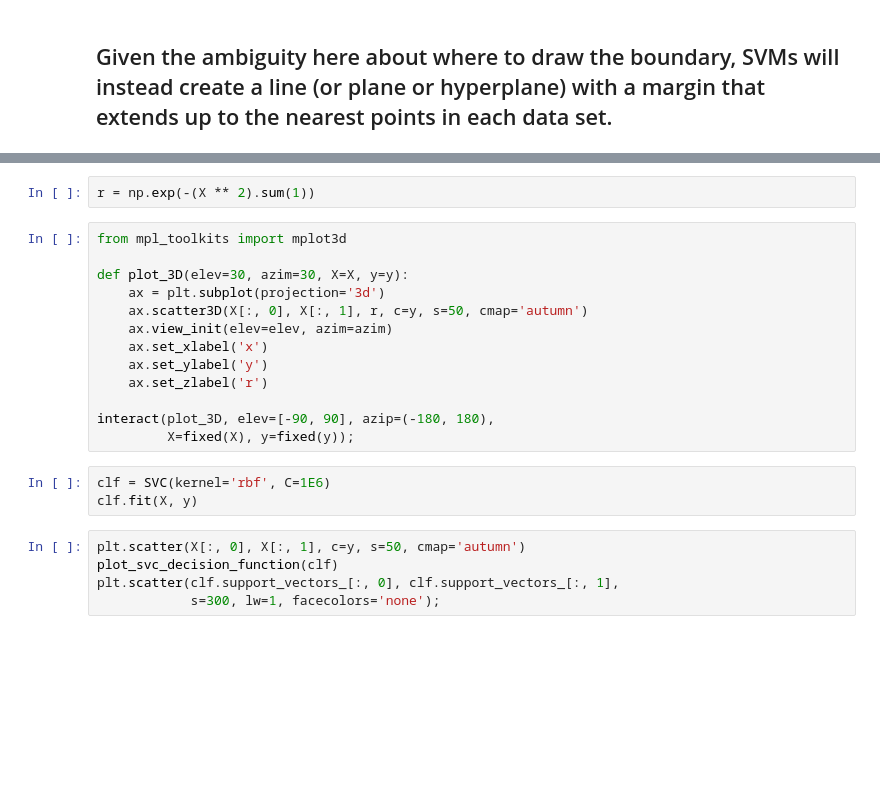
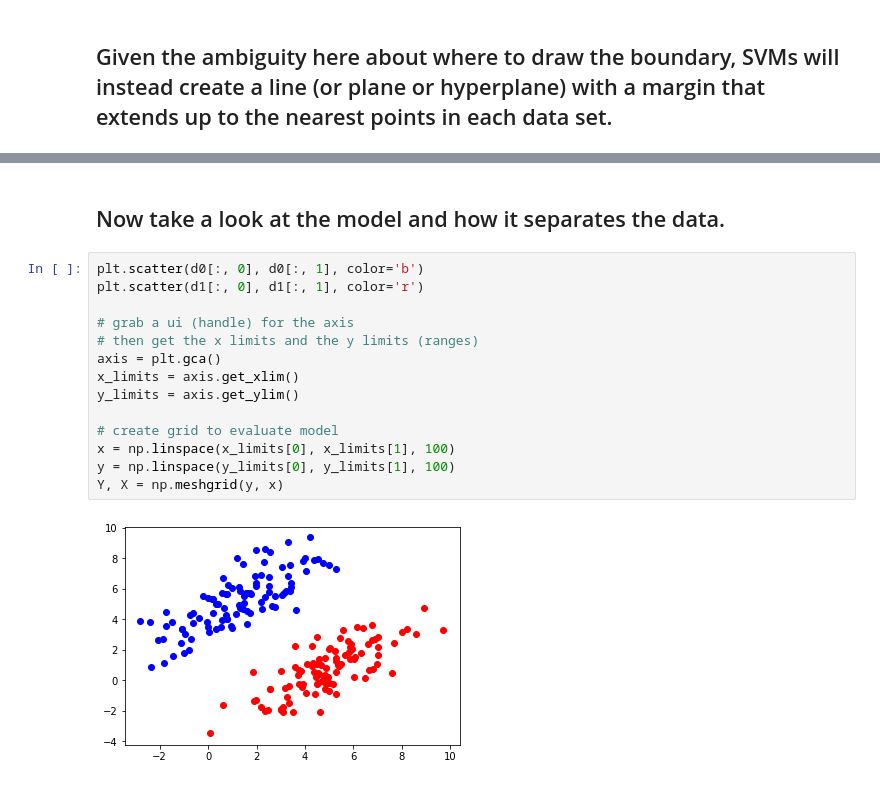
Before and after one commit to TimCSheehan/dev, a Jupyter notebook: Tutorial_041_MachineLearning.ipynb, the cells around one changed output, grey strips where cells are left out. Saved outputs shown, nothing was run; the diff lists cells and outputs as text; blank space fills up the shorter version.

```diff
--- a/Tutorial_041_MachineLearning.ipynb
+++ b/Tutorial_041_MachineLearning.ipynb
@@ -254,23 +200,18 @@ plot_svc_decision_function(clf, plot_support=False);
-# %%
-r = np.exp(-(X ** 2).sum(1))
-# %%
-from mpl_toolkits import mplot3d
-
-def plot_3D(elev=30, azim=30, X=X, y=y):
-    ax = plt.subplot(projection='3d')
-    ax.scatter3D(X[:, 0], X[:, 1], r, c=y, s=50, cmap='autumn')
-    ax.view_init(elev=elev, azim=azim)
-    ax.set_xlabel('x')
-    ax.set_ylabel('y')
-    ax.set_zlabel('r')
-
-interact(plot_3D, elev=[-90, 90], azip=(-180, 180),
-         X=fixed(X), y=fixed(y));
-# %%
-clf = SVC(kernel='rbf', C=1E6)
-clf.fit(X, y)
-# %%
-plt.scatter(X[:, 0], X[:, 1], c=y, s=50, cmap='autumn')
-plot_svc_decision_function(clf)
-plt.scatter(clf.support_vectors_[:, 0], clf.support_vectors_[:, 1],
-            s=300, lw=1, facecolors='none');
+# %% [markdown]
+## Now take a look at the model and how it separates the data.
+# %%
+plt.scatter(d0[:, 0], d0[:, 1], color='b')
+plt.scatter(d1[:, 0], d1[:, 1], color='r')
+
+# grab a ui (handle) for the axis
+# then get the x limits and the y limits (ranges)
+axis = plt.gca()
+x_limits = axis.get_xlim()
+y_limits = axis.get_ylim()
+
+# create grid to evaluate model
+x = np.linspace(x_limits[0], x_limits[1], 100)
+y = np.linspace(y_limits[0], y_limits[1], 100)
+Y, X = np.meshgrid(y, x)
+# %% [output]
+[figure, added]
```
Also changed, not shown: parts of 20 cells of this notebook, 1 other file.
